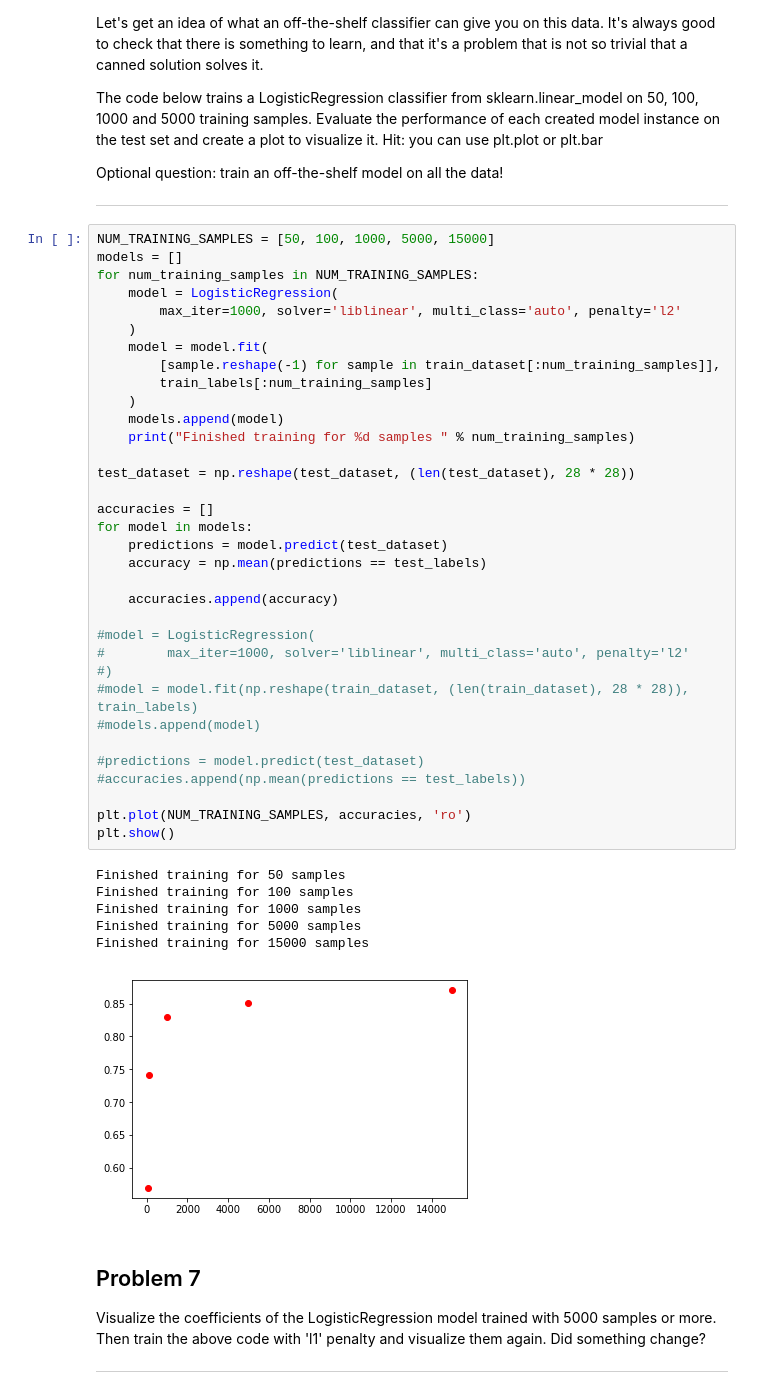
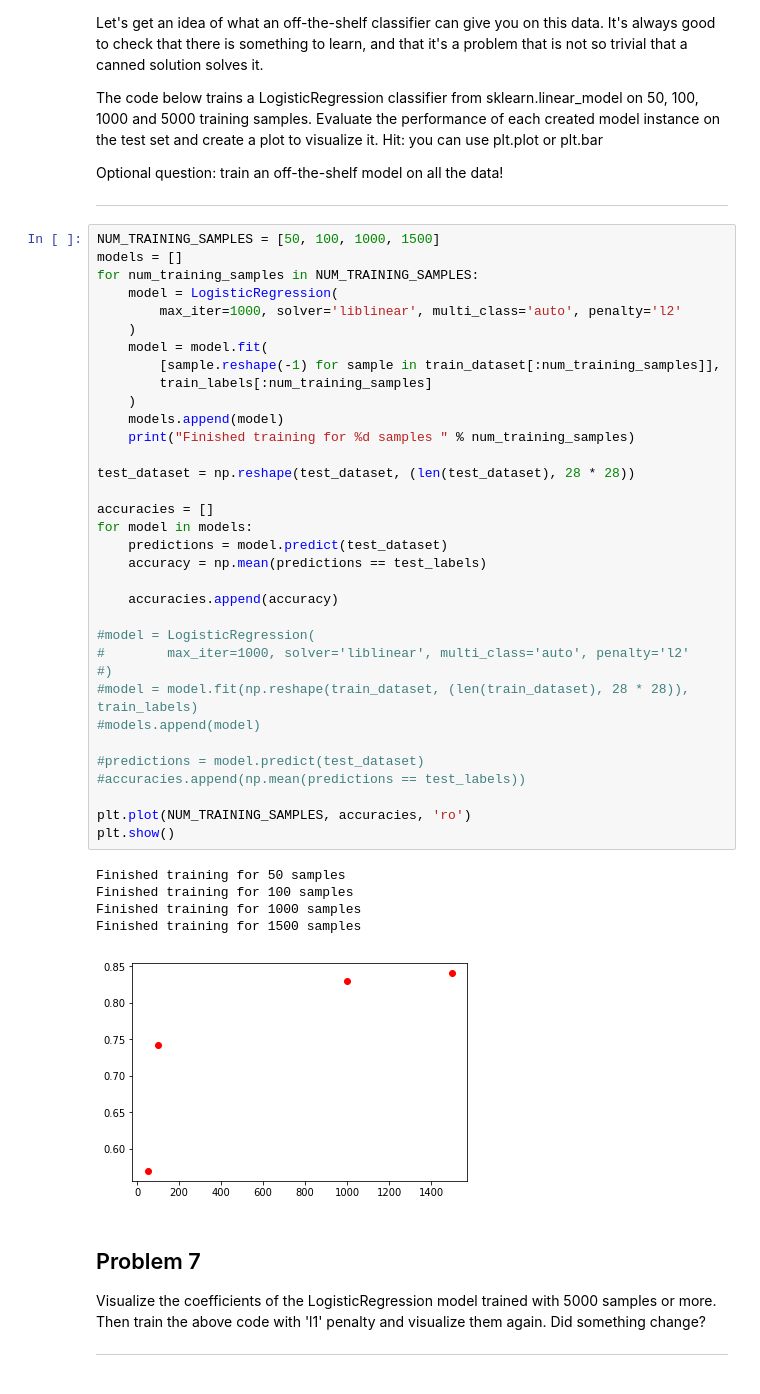
Before and after one commit to angelbeshirov/deep-learning, a Jupyter notebook: lab1/lab1/lab-1.ipynb, the cells around one changed output. Saved outputs shown, nothing was run; the diff lists cells and outputs as text.

```diff
--- a/lab1/lab1/lab-1.ipynb
+++ b/lab1/lab1/lab-1.ipynb
@@ -546,7 +546,7 @@ Optional question: train an off-the-shelf model on all the data!
 
 ---
 # %%
-NUM_TRAINING_SAMPLES = [50, 100, 1000, 5000, 15000]
+NUM_TRAINING_SAMPLES = [50, 100, 1000, 1500]
 models = []
 for num_training_samples in NUM_TRAINING_SAMPLES:
     model = LogisticRegression(
@@ -556,36 +556,35 @@ for num_training_samples in NUM_TRAINING_SAMPLES:
         [sample.reshape(-1) for sample in train_dataset[:num_training_samples]],
         train_labels[:num_training_samples]
     )
     models.append(model)
     print("Finished training for %d samples " % num_training_samples)
 
 test_dataset = np.reshape(test_dataset, (len(test_dataset), 28 * 28))
 
 accuracies = []
 for model in models:
     predictions = model.predict(test_dataset)
     accuracy = np.mean(predictions == test_labels)
 
     accuracies.append(accuracy)
 
 #model = LogisticRegression(
 #        max_iter=1000, solver='liblinear', multi_class='auto', penalty='l2'
 #)
 #model = model.fit(np.reshape(train_dataset, (len(train_dataset), 28 * 28)), train_labels)
 #models.append(model)
 
 #predictions = model.predict(test_dataset)
 #accuracies.append(np.mean(predictions == test_labels))
 
 plt.plot(NUM_TRAINING_SAMPLES, accuracies, 'ro')
 plt.show()
 # %% [output]
 Finished training for 50 samples
 Finished training for 100 samples
 Finished training for 1000 samples
-Finished training for 5000 samples
-Finished training for 15000 samples
+Finished training for 1500 samples
-[figure, old version]
+[figure, new version]
 # %% [markdown]
 Problem 7
 ---------
```
Also changed, not shown: parts of 16 cells of this notebook.
